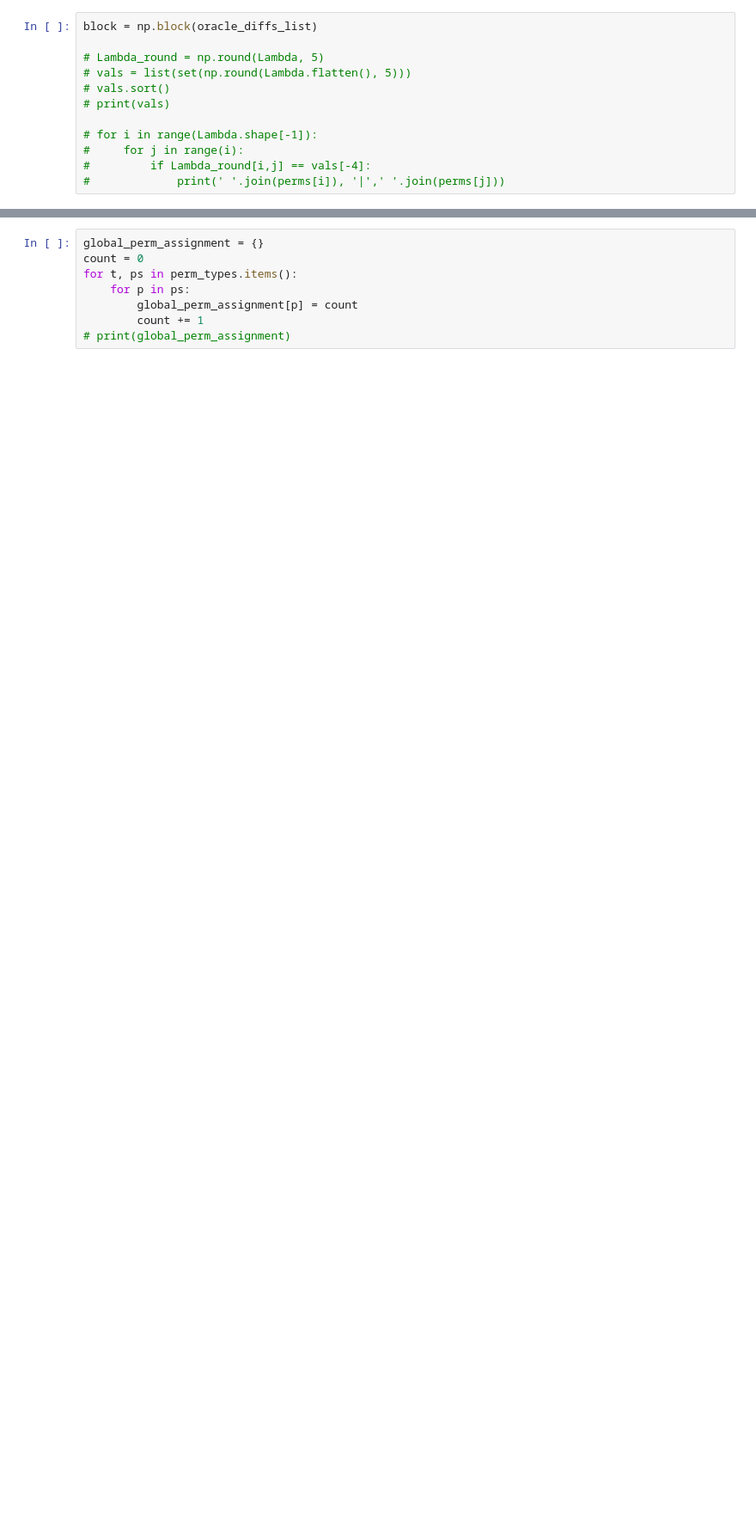
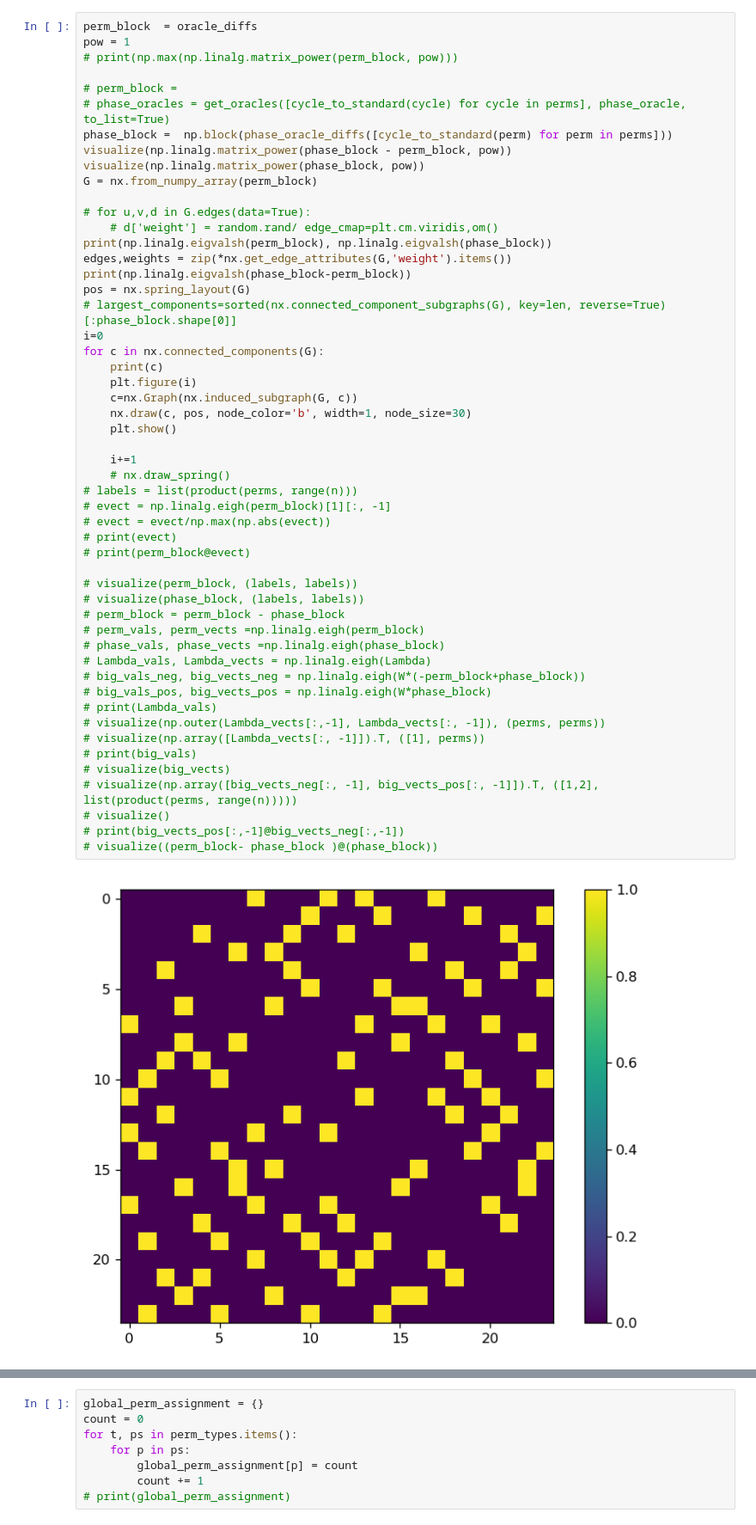
Before and after one commit to blake-holman/ED_Adversaries, a Jupyter notebook: Relative.ipynb, the cells around one changed output, grey strips where cells are left out. Shown: that part at 86% size. Saved outputs shown, nothing was run; the diff lists cells and outputs as text; blank space fills up the shorter version.

```diff
--- a/Relative.ipynb
+++ b/Relative.ipynb
@@ -547,12 +566,54 @@ diff list start
 # %%
-block = np.block(oracle_diffs_list)
+perm_block  = oracle_diffs
+pow = 1
+# print(np.max(np.linalg.matrix_power(perm_block, pow)))
 
-# Lambda_round = np.round(Lambda, 5)
-# vals = list(set(np.round(Lambda.flatten(), 5)))
-# vals.sort()
-# print(vals)
+# perm_block =
+# phase_oracles = get_oracles([cycle_to_standard(cycle) for cycle in perms], phase_oracle, to_list=True)
+phase_block =  np.block(phase_oracle_diffs([cycle_to_standard(perm) for perm in perms]))
+visualize(np.linalg.matrix_power(phase_block - perm_block, pow))
+visualize(np.linalg.matrix_power(phase_block, pow))
+G = nx.from_numpy_array(perm_block)
 
-# for i in range(Lambda.shape[-1]):
-#     for j in range(i):
-#         if Lambda_round[i,j] == vals[-4]:
-#             print(' '.join(perms[i]), '|',' '.join(perms[j]))
+# for u,v,d in G.edges(data=True):
+    # d['weight'] = random.rand/ edge_cmap=plt.cm.viridis,om()
+print(np.linalg.eigvalsh(perm_block), np.linalg.eigvalsh(phase_block))
+edges,weights = zip(*nx.get_edge_attributes(G,'weight').items())
+print(np.linalg.eigvalsh(phase_block-perm_block))
+pos = nx.spring_layout(G)
+# largest_components=sorted(nx.connected_component_subgraphs(G), key=len, reverse=True)[:phase_block.shape[0]]
+i=0
+for c in nx.connected_components(G):
+    print(c)
+    plt.figure(i)
+    c=nx.Graph(nx.induced_subgraph(G, c))
+    nx.draw(c, pos, node_color='b', width=1, node_size=30)
+    plt.show()
+
+    i+=1
+    # nx.draw_spring()
+# labels = list(product(perms, range(n)))
+# evect = np.linalg.eigh(perm_block)[1][:, -1]
+# evect = evect/np.max(np.abs(evect))
+# print(evect)
+# print(perm_block@evect)
+
+# visualize(perm_block, (labels, labels))
+# visualize(phase_block, (labels, labels))
+# perm_block = perm_block - phase_block
+# perm_vals, perm_vects =np.linalg.eigh(perm_block)
+# phase_vals, phase_vects =np.linalg.eigh(phase_block)
+# Lambda_vals, Lambda_vects = np.linalg.eigh(Lambda)
+# big_vals_neg, big_vects_neg = np.linalg.eigh(W*(-perm_block+phase_block))
+# big_vals_pos, big_vects_pos = np.linalg.eigh(W*phase_block)
+# print(Lambda_vals)
+# visualize(np.outer(Lambda_vects[:,-1], Lambda_vects[:, -1]), (perms, perms))
+# visualize(np.array([Lambda_vects[:, -1]]).T, ([1], perms))
+# print(big_vals)
+# visualize(big_vects)
+# visualize(np.array([big_vects_neg[:, -1], big_vects_pos[:, -1]]).T, ([1,2], list(product(perms, range(n)))))
+# visualize()
+# print(big_vects_pos[:,-1]@big_vects_neg[:,-1])
+# visualize((perm_block- phase_block )@(phase_block))
+# %% [output]
+[figure, added]
```
Also changed, not shown: parts of 17 cells of this notebook, 3 other files.
